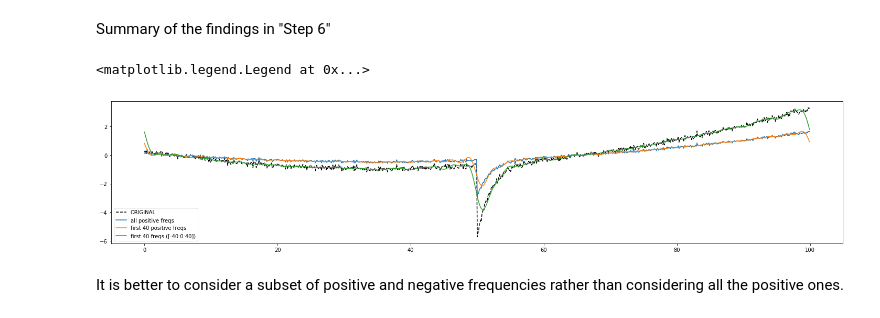
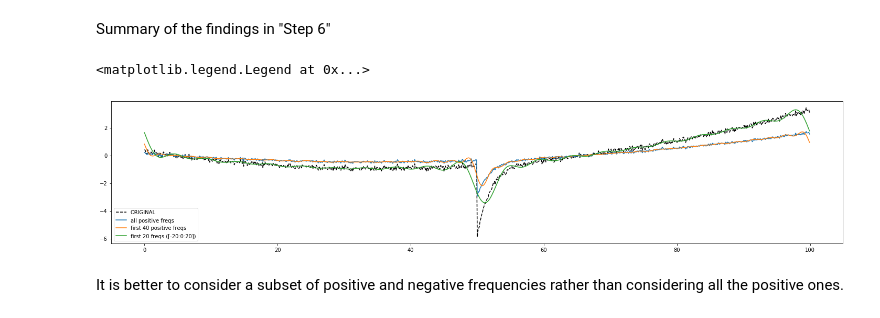
Before and after one commit to francescolosterzo/Fourier-Transform, a Jupyter notebook: FourierTransform.ipynb, the cells around one changed output. Drawn from its saved outputs; the diff is of its cells as text; code cells hidden in the pictures.

Commit message:
better labelling

```diff
--- a/FourierTransform.ipynb
+++ b/FourierTransform.ipynb
@@ -571,28 +571,28 @@ Summary of the findings in "Step 6"
 # %%
 plt.figure(figsize=(25,5))
 
 # consider only the positive freqs
 y6_hat_all_pos = y6_hat.copy()
 y6_hat_all_pos[N//2:] = 0.
 
 # consider only the first Nf freqs
 Nf = 40
-y6_hat_f20_pos = y6_hat.copy()
-y6_hat_f20_pos[N//2:] = 0.
-y6_hat_f20_pos[Nf+1:] = 0.
+y6_hat_fNf_pos = y6_hat.copy()
+y6_hat_fNf_pos[N//2:] = 0.
+y6_hat_fNf_pos[Nf+1:] = 0.
 
 # consider the only the first Nf freqs on both sides
-y6_hat_f20_both = y6_hat.copy()
-y6_hat_f20_both[Nf//2 + 1:-Nf] = 0.
+y6_hat_fNf_both = y6_hat.copy()
+y6_hat_fNf_both[Nf//2 + 1:-Nf//2] = 0.
 
 plt.plot(x, y6_clean, color='k', linestyle='--', label='ORIGINAL')
 plt.plot(x, np.fft.ifft(y6_hat_all_pos).real, label='all positive freqs')
-plt.plot(x, np.fft.ifft(y6_hat_f20_pos).real, label='first {} positive freqs'.format(Nf))
-plt.plot(x, np.fft.ifft(y6_hat_f20_both).real, label='first {0} freqs ([-{0}:0:{0}])'.format(Nf))
+plt.plot(x, np.fft.ifft(y6_hat_fNf_pos).real, label='first {} positive freqs'.format(Nf))
+plt.plot(x, np.fft.ifft(y6_hat_fNf_both).real, label='first {0} freqs ([-{0}:0:{0}])'.format(Nf//2))
 
 plt.legend(loc='best')
 # %% [output]
 <matplotlib.legend.Legend at 0x...>
-[figure, old version]
+[figure, new version]
 # %% [markdown]
 It is better to consider a subset of positive and negative frequencies rather than considering all the positive ones.
```
Also changed, not shown: parts of 7 cells of this notebook.
